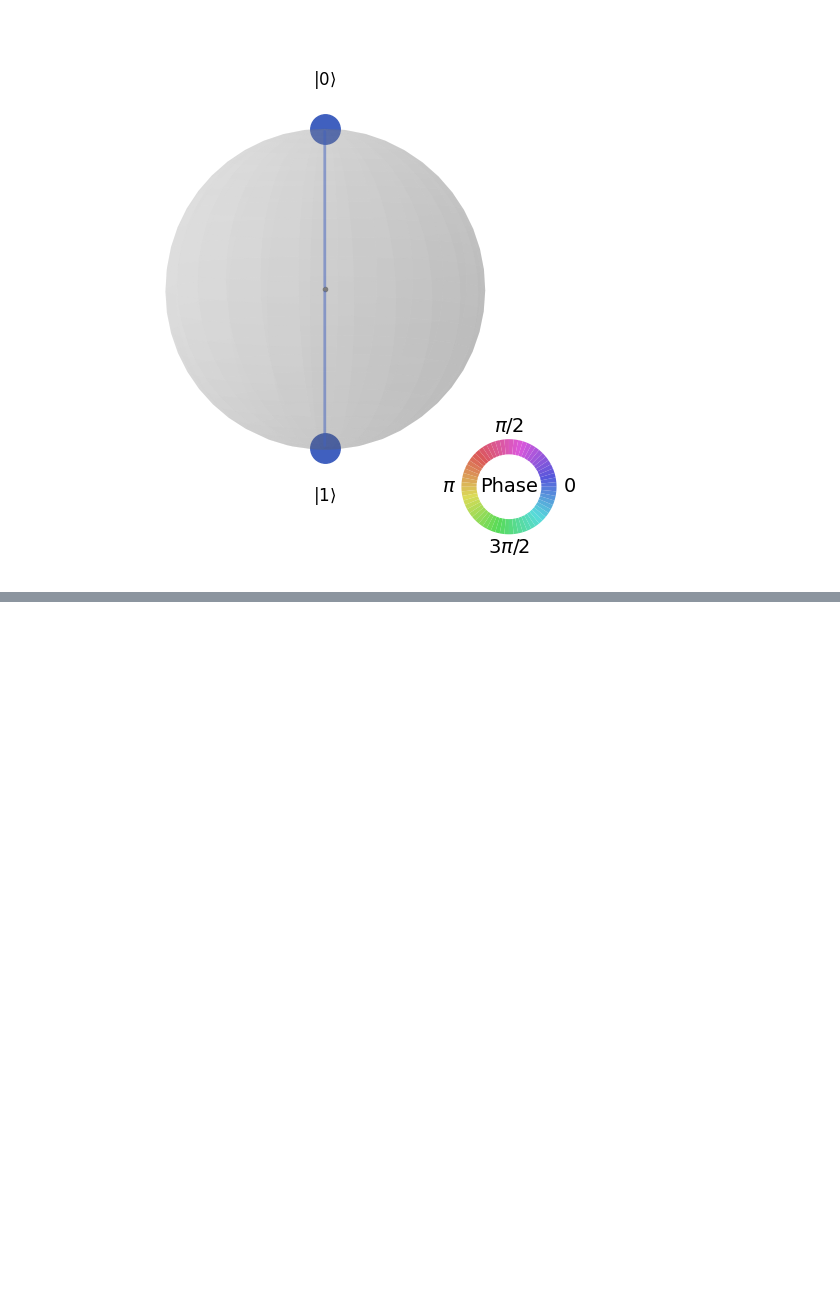
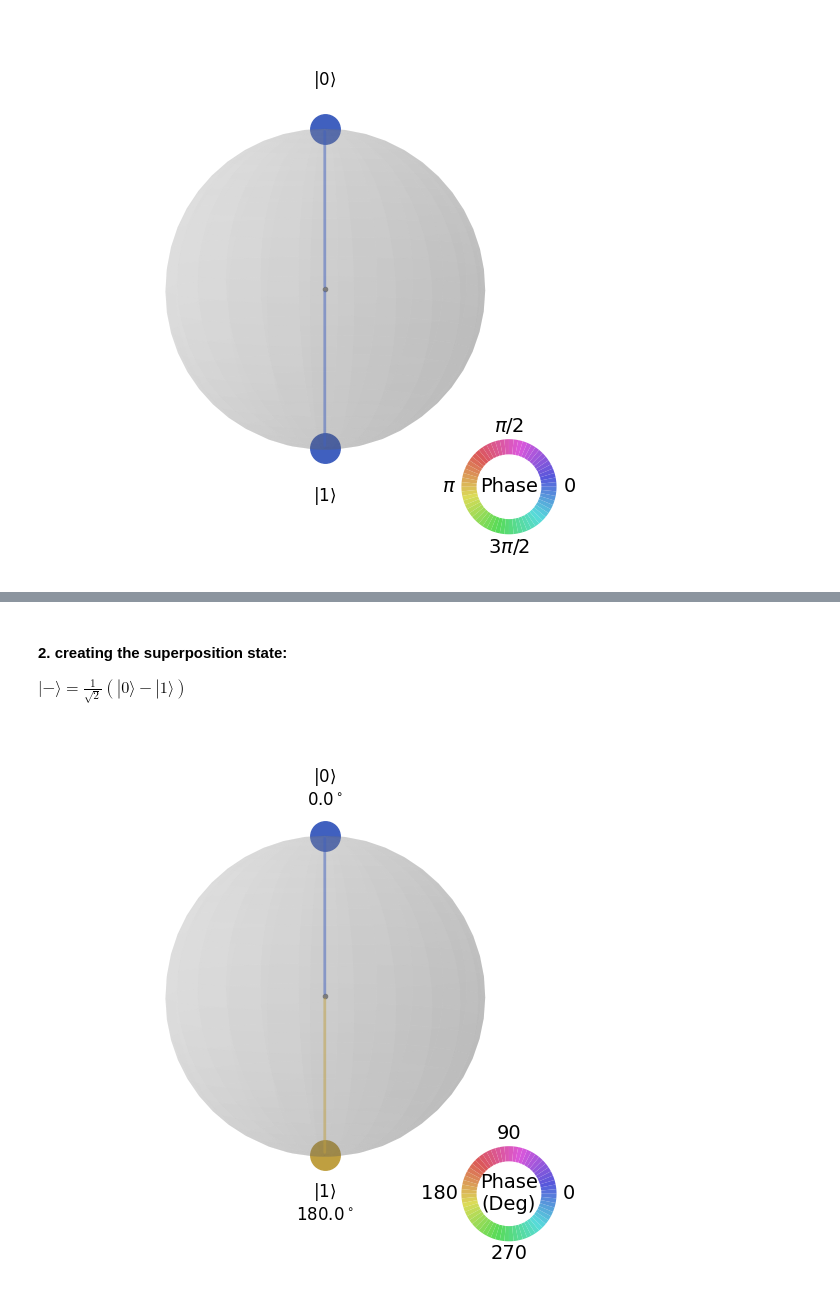
Before and after one commit to ManishSahani24/Quantum-Information-and-Computing, a Jupyter notebook: 1st step in Quantum Computing.ipynb, the cells around one changed output, grey strips where cells are left out. Drawn from its saved outputs; the diff is of its cells as text; code cells hidden in the pictures; blank space fills up the shorter version.

```diff
--- a/1st step in Quantum Computing.ipynb
+++ b/1st step in Quantum Computing.ipynb
@@ -186,0 +184,16 @@ plot_state_qsphere(sv)
+# %% [markdown]
+#### 2. creating the superposition state:
+
+  $|-\rangle = \frac{1}{\sqrt{2}}\left(|0\rangle - |1\rangle\right)$
+# %%
+def create_circuit3():
+    qc = QuantumCircuit(1)
+    qc.x(0)
+    qc.h(0)
+    return qc
+
+qc4 = create_circuit3()
+state = Statevector(qc4)
+plot_state_qsphere(state, show_state_labels=True, show_state_phases = True, use_degrees = True)
+# %% [output]
+[figure, added]
```
Also changed, not shown: parts of 19 cells of this notebook.
